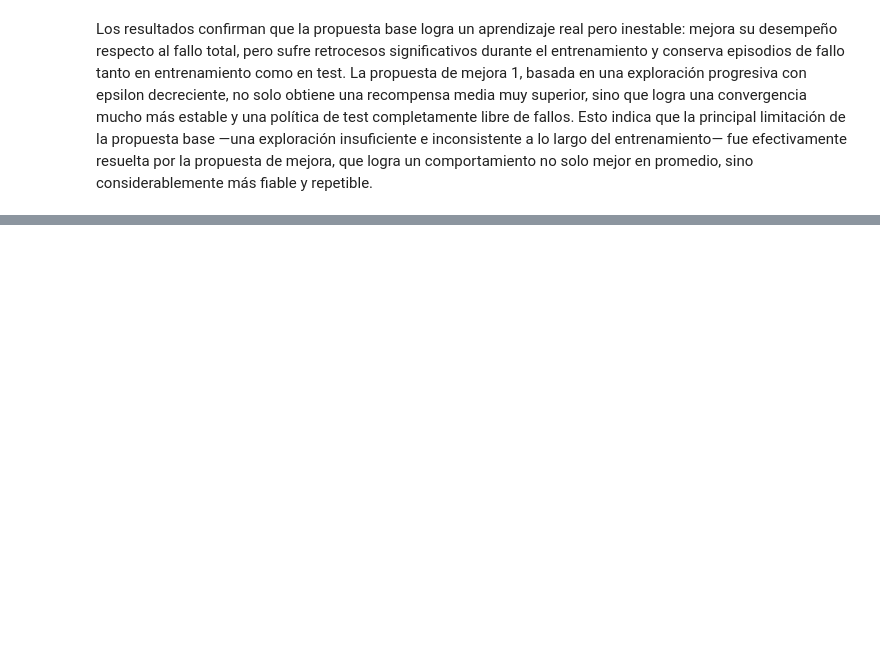
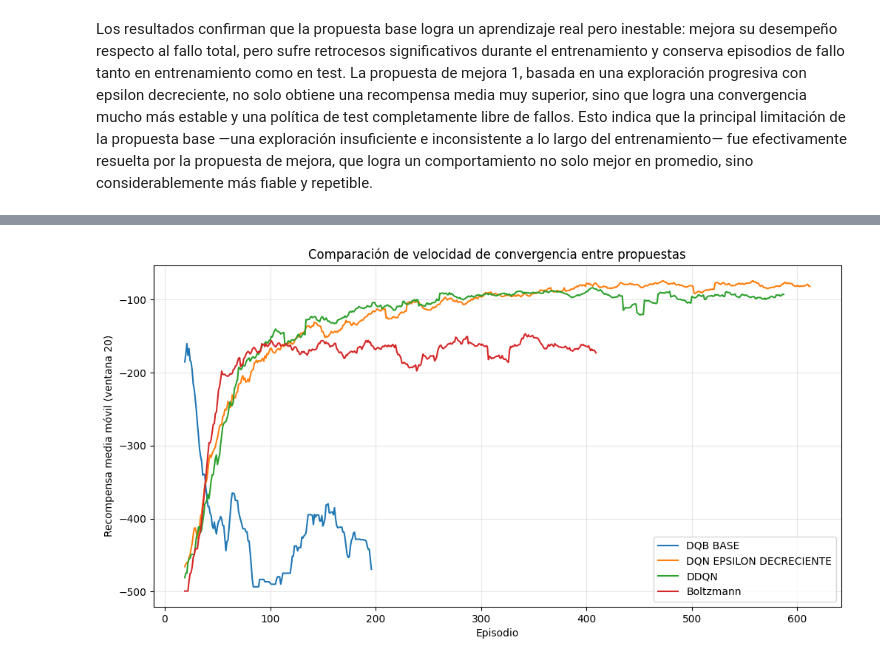
Before and after one commit to kevinsoto772/08MIAR-Proyecto-RL, a Jupyter notebook: Proyecto_práctico(2).ipynb, the cells around one changed output, grey strips where cells are left out. Saved outputs shown, nothing was run; the diff lists cells and outputs as text; code cells hidden in the pictures; blank space fills up the shorter version.

```diff
--- a/Proyecto_práctico(2).ipynb
+++ b/Proyecto_práctico(2).ipynb
@@ -996,0 +1156,14 @@ Los resultados confirman que la propuesta base logra un aprendizaje real pero in
+# %%
+## Prueba de Checkpoints
+import numpy as np
+
+for step in [50000, 60000, 70000, 80000]:
+    archivo = f'ddqn_Acrobot-v1_weights_{step}.h5f'
+    try:
+        ddqn.load_weights(archivo)
+        resultado = ddqn.test(env, nb_episodes=10, visualize=False)
+        rewards = resultado.history['episode_reward']
+        exitos = sum(1 for r in rewards if r > -500)
+        print(f"Checkpoint {step}: éxitos={exitos}/10, promedio={np.mean(rewards):.1f}")
+    except Exception as e:
+        print(f"Checkpoint {step}: error - {e}")
@@ -996,0 +1427,31 @@ Los resultados confirman que la propuesta base logra un aprendizaje real pero in
+# %%
+def cargar_log(path):
+    with open(path, 'r') as f:
+        return json.load(f)['episode_reward']
+
+def media_movil(rewards, window=20):
+    return np.convolve(rewards, np.ones(window) / window, mode='valid')
+
+# Se recolectan los logs de cada entrenamiento
+logs = {
+    'DQB BASE': cargar_log('dqn_Acrobot-v1_p1_log.json'),
+    'DQN EPSILON DECRECIENTE': cargar_log('dqn_Acrobot-v1_p2_log.json'),
+    'DDQN': cargar_log('ddqn_Acrobot-v1_log.json'),
+    'Boltzmann': cargar_log('dqn_boltzmann_Acrobot-v1_log.json'),
+}
+
+window = 20
+plt.figure(figsize=(12, 6))
+for nombre, rewards_log in logs.items():
+    w = min(window, len(rewards_log))
+    mm = media_movil(rewards_log, w)
+    plt.plot(range(w - 1, len(rewards_log)), mm, label=nombre)
+
+plt.title('Comparación de velocidad de convergencia entre propuestas')
+plt.xlabel('Episodio')
+plt.ylabel('Recompensa media móvil (ventana 20)')
+plt.legend()
+plt.grid(True, alpha=0.3)
+plt.show()
+# %% [output]
+[figure, added]
```
Also changed, not shown: parts of 46 cells of this notebook, 26 other files.
